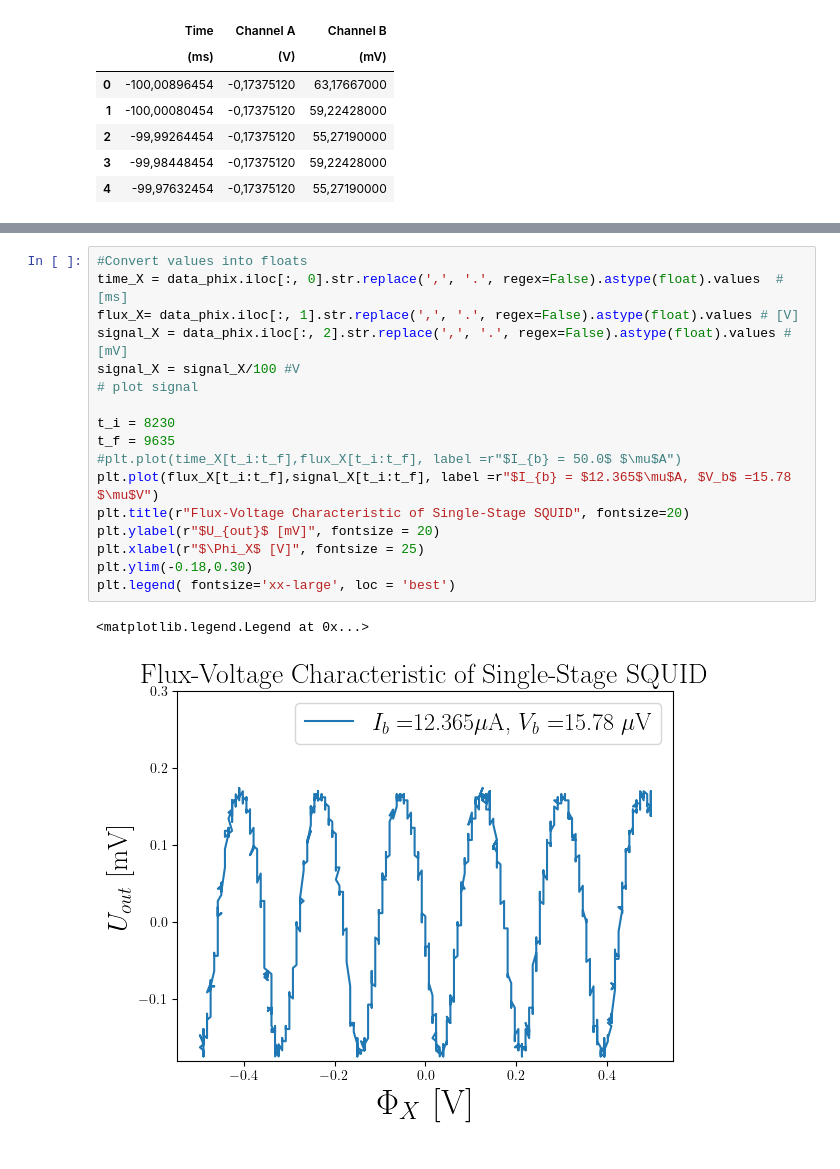
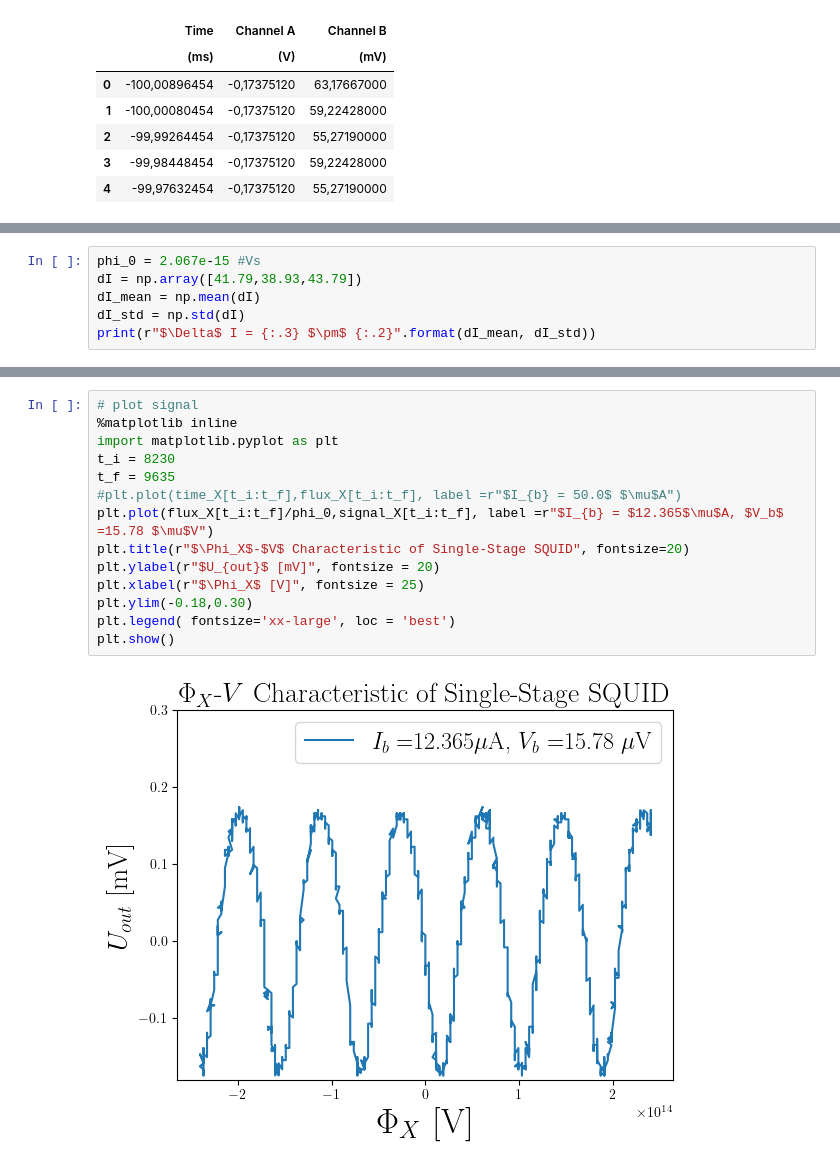
Before and after one commit to ParisHuth/FP, a Jupyter notebook: F98/JupyterNotebook/Auswertung_F98.ipynb, the cells around one changed output, grey strips where cells are left out. Cells and saved outputs as stored; diff of their text form.

```diff
--- a/F98/JupyterNotebook/Auswertung_F98.ipynb
+++ b/F98/JupyterNotebook/Auswertung_F98.ipynb
@@ -190,0 +221,6 @@ Fig. 2: Signal measured for (left) $V-\Phi_x$ characteristic and (right) Measure
+# %%
+phi_0 = 2.067e-15 #Vs
+dI = np.array([41.79,38.93,43.79])
+dI_mean = np.mean(dI)
+dI_std = np.std(dI)
+print(r"$\Delta$ I = {:.3} $\pm$ {:.2}".format(dI_mean, dI_std))
@@ -218,20 +271,16 @@ def I_S(x, Ic, phi_1):
 # %%
-#Convert values into floats
-time_X = data_phix.iloc[:, 0].str.replace(',', '.', regex=False).astype(float).values  # [ms]
-flux_X= data_phix.iloc[:, 1].str.replace(',', '.', regex=False).astype(float).values # [V]
-signal_X = data_phix.iloc[:, 2].str.replace(',', '.', regex=False).astype(float).values # [mV]
-signal_X = signal_X/100 #V
 # plot signal
-
+%matplotlib inline
+import matplotlib.pyplot as plt
 t_i = 8230
 t_f = 9635
 #plt.plot(time_X[t_i:t_f],flux_X[t_i:t_f], label =r"$I_{b} = 50.0$ $\mu$A")
-plt.plot(flux_X[t_i:t_f],signal_X[t_i:t_f], label =r"$I_{b} = $12.365$\mu$A, $V_b$ =15.78 $\mu$V")
-plt.title(r"Flux-Voltage Characteristic of Single-Stage SQUID", fontsize=20)
+plt.plot(flux_X[t_i:t_f]/phi_0,signal_X[t_i:t_f], label =r"$I_{b} = $12.365$\mu$A, $V_b$ =15.78 $\mu$V")
+plt.title(r"$\Phi_X$-$V$ Characteristic of Single-Stage SQUID", fontsize=20)
 plt.ylabel(r"$U_{out}$ [mV]", fontsize = 20)
 plt.xlabel(r"$\Phi_X$ [V]", fontsize = 25)
 plt.ylim(-0.18,0.30)
 plt.legend( fontsize='xx-large', loc = 'best')
+plt.show()
 # %% [output]
-<matplotlib.legend.Legend at 0x...>
-[figure, old version]
+[figure, new version]
```
Also changed, not shown: parts of 30 cells of this notebook.
